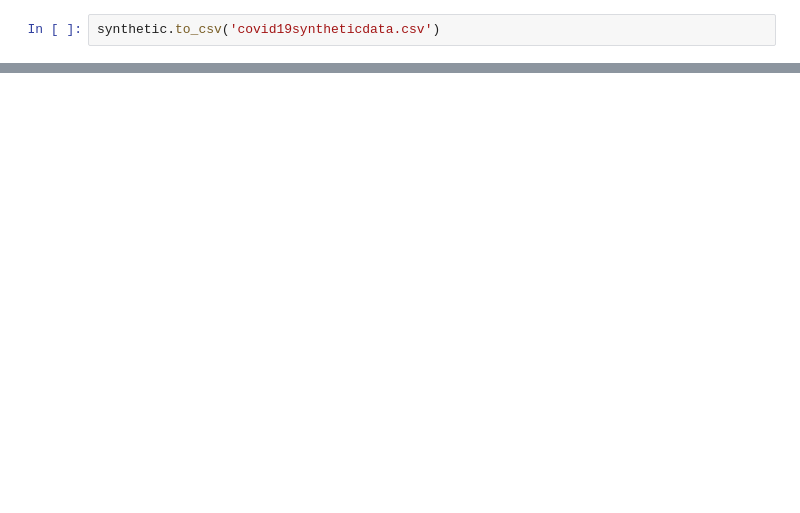
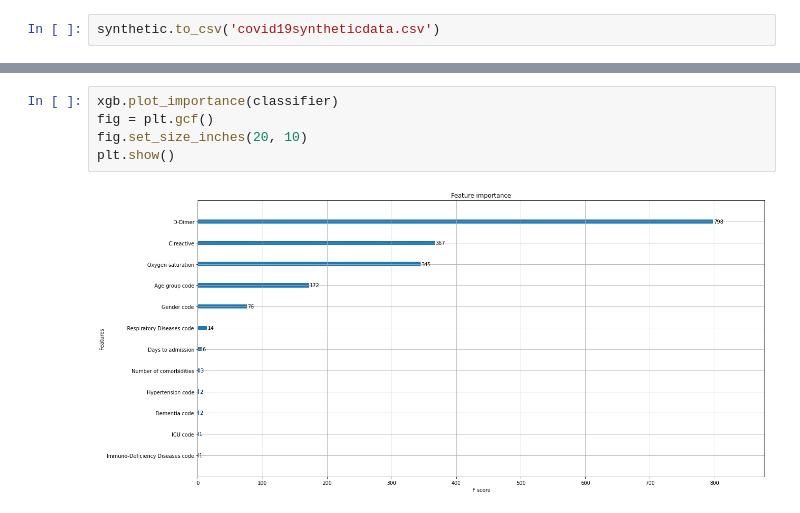
Before and after one commit to ccontrer/20-08Covid19Physiology, a Jupyter notebook: python/04 COVID-19 Alberta synthetic data.ipynb, the cells around one changed output, grey strips where cells are left out. Drawn from its saved outputs; the diff is of its cells as text; blank space fills up the shorter version.

```diff
--- a/python/04 COVID-19 Alberta synthetic data.ipynb
+++ b/python/04 COVID-19 Alberta synthetic data.ipynb
@@ -349,0 +723,7 @@ pd.concat([temp,newcol],axis=1)
+# %%
+xgb.plot_importance(classifier)
+fig = plt.gcf()
+fig.set_size_inches(20, 10)
+plt.show()
+# %% [output]
+[figure, added]
```
Also changed, not shown: parts of 68 cells of this notebook, 1 other file.
